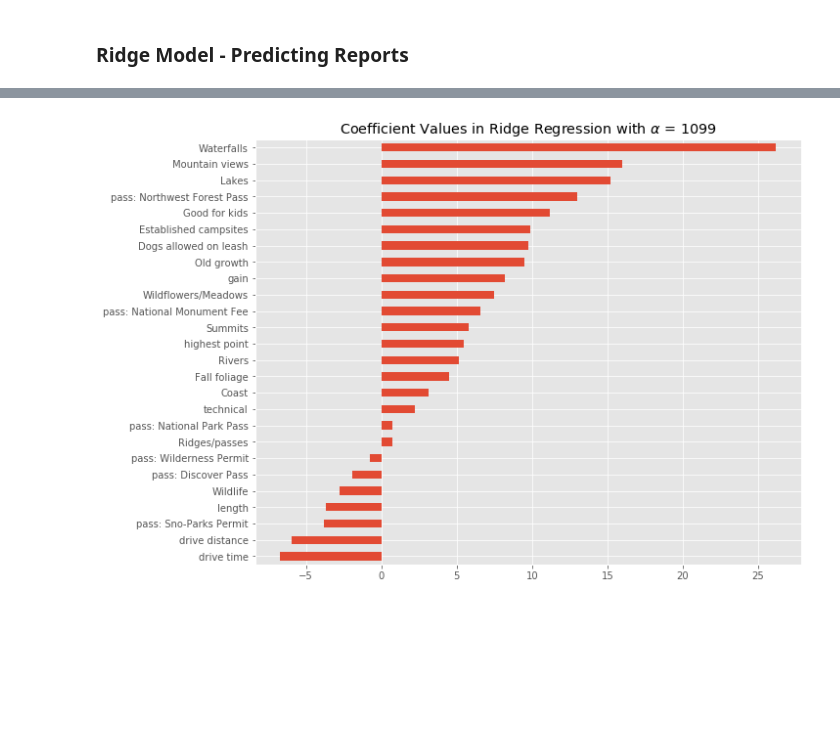
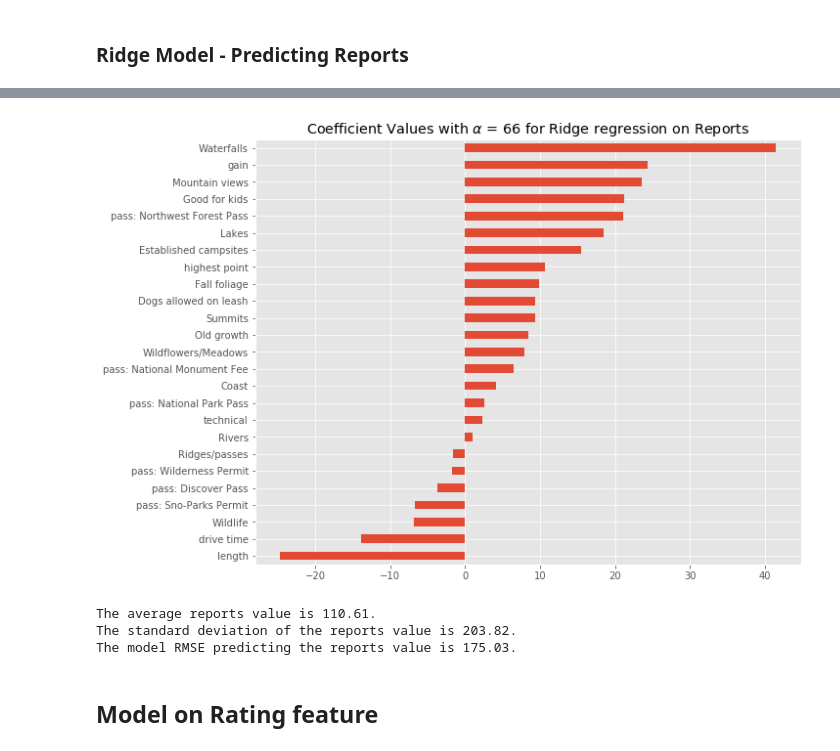
Before and after one commit to redwin21/wa-hiking-guide, a Jupyter notebook: analysis/lr_model.ipynb, the cells around one changed output, grey strips where cells are left out. Cells and saved outputs as stored; diff of their text form; code cells hidden in the pictures; blank space fills up the shorter version.

```diff
--- a/analysis/lr_model.ipynb
+++ b/analysis/lr_model.ipynb
@@ -14,4 +16,5 @@ from sklearn.preprocessing import StandardScaler
 ### Ridge Model - Predicting Reports
 # %%
 hikes = pd.read_csv('../data/wta-parks-data.csv', sep='\t', index_col=0)
-hikes_model = hikes.drop(columns=['description','url','name','pass: None','rating','votes', 'lat','lon']).dropna()
+hikes_model = hikes.drop(columns=['description','url','name','pass: None','votes', 'lat','lon','drive distance']).dropna()
+# hikes_model = hikes[['reports','length','gain','drive time','technical','pass: None']].dropna()
@@ -18,5 +23,8 @@ hikes_model = hikes.drop(columns=['description','url','name','pass: None','ratin
 # %%
-X = hikes_model.drop(columns=['reports']).values
+X = hikes_model.drop(columns=['reports','rating']).values
 y = hikes_model['reports'].values
 X_train, X_test, y_train, y_test = train_test_split(X, y)
-columns = hikes_model.drop(columns=['reports']).columns
+# %%
+model = sm.OLS(hikes_model['reports'], hikes_model.drop(columns=['reports','rating'])).fit()
+summary = model.summary()
+summary
@@ -72,12 +136,27 @@ model.fit(X_train, y_train);
 # %%
+min_alpha = alphas[(np.argmin(mse_test))]
+model = Pipeline([('standardize', StandardScaler()),
+                     ('ridge', RidgeCV(alphas=[min_alpha], cv=10))])
+model.fit(X_train, y_train)
 ridge_coefs = model.steps[1][1].coef_
 
 ridge_coefs = pd.DataFrame({'Coefficients': model.steps[1][1].coef_},
-                       index=hikes_model.drop(columns=['reports']).columns)
+                       index=columns)
 
 ridge_coefs = ridge_coefs.sort_values(by='Coefficients')
 ridge_coefs.plot(kind='barh', figsize=(10,8), legend=False)
-plt.title("Coefficient Values in Ridge Regression with $\\alpha$ = %.0f" % min_alpha)
+plt.title("Coefficient Values with $\\alpha$ = %.0f for Ridge regression on Reports" % min_alpha)
 plt.savefig("../images/ridge_coefs_bar.png", bbox_inches='tight', dpi=350)
 # %% [output]
-[figure, old version]
+[figure, new version]
+# %%
+feat = 'reports'
+print(f"The average {feat} value is {np.mean(hikes_model[feat]):.2f}.")
+print(f"The standard deviation of the {feat} value is {np.std(hikes_model[feat]):.2f}.")
+print(f"The model RMSE predicting the {feat} value is {np.sqrt(mean_squared_error(y_test, model.predict(X_test))):.2f}.")
+# %% [output]
+The average reports value is 110.61.
+The standard deviation of the reports value is 203.82.
+The model RMSE predicting the reports value is 175.03.
+# %% [markdown]
+## Model on Rating feature
```
Also changed, not shown: parts of 14 cells of this notebook.
